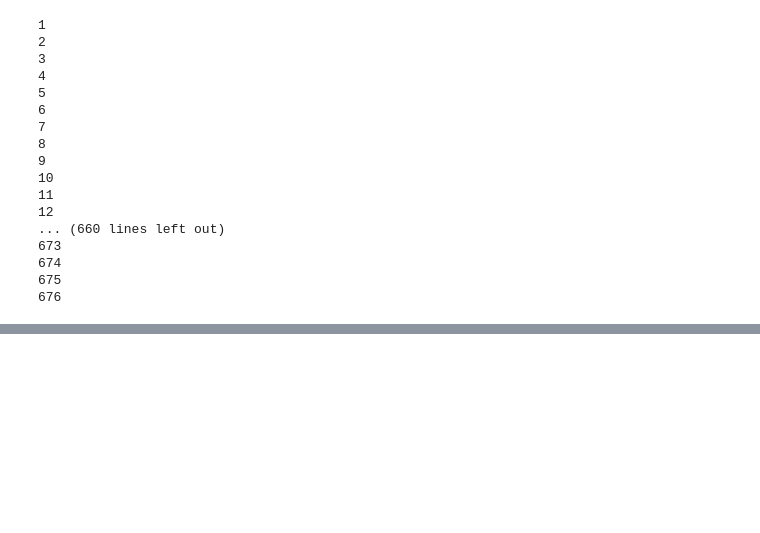
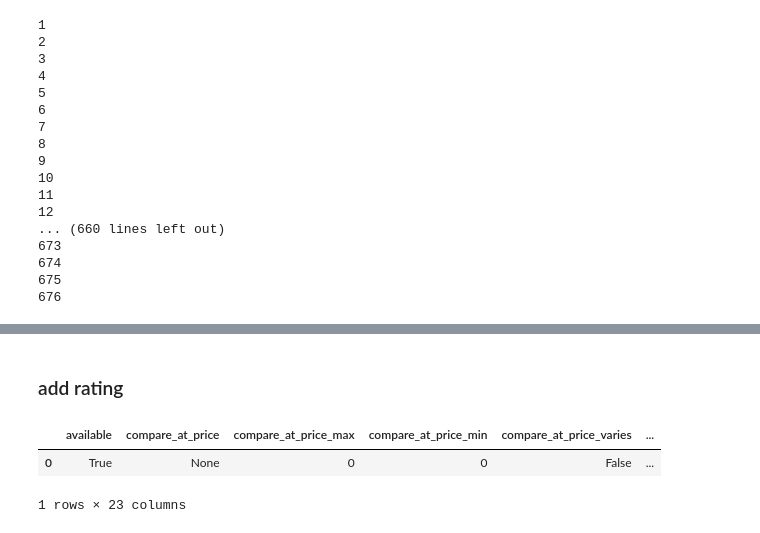
Before and after one commit to CesareGao/analysis_of_fountain_pen_purchase, a Jupyter notebook: collecting_data.ipynb, the cells around one changed output, grey strips where cells are left out. Drawn from its saved outputs; the diff is of its cells as text; code cells hidden in the pictures; blank space fills up the shorter version.

```diff
--- a/collecting_data.ipynb
+++ b/collecting_data.ipynb
@@ -112,0 +147,8 @@ TypeError: object of type 'float' has no len()
+# %%
+for i in range(pens_df.shape[0]):
+    soup = bsoup(requests.get(pens_df.url[i]).text, 'lxml').find("div",{"data-section-type":"product"})
+    try:
+        pens_df.set_value(i, "Description", soup.find("div",{"class":"product-description js-productDesc"}).text)
+    except:
+        print("-----"+str(i))
+    print(i)
@@ -112,0 +175,13 @@ TypeError: object of type 'float' has no len()
+# %% [markdown]
+### add rating
+# %%
+import json
+soup = bsoup(requests.get(pens_df.url[111]).text, 'lxml').find("div",{"data-section-type":"product"})
+# print(soup.text)
+# print(soup)
+dic = json.loads(soup.find("script",{"type":"application/json"}).text)
+pd.DataFrame([dic])
+# %% [output]
+|  | available | compare_at_price | compare_at_price_max | compare_at_price_min | compare_at_price_varies | ... |
+| 0 | True | None | 0 | 0 | False | ... |
+1 rows × 23 columns
```
Also changed, not shown: parts of 10 cells of this notebook, 1 other file.
